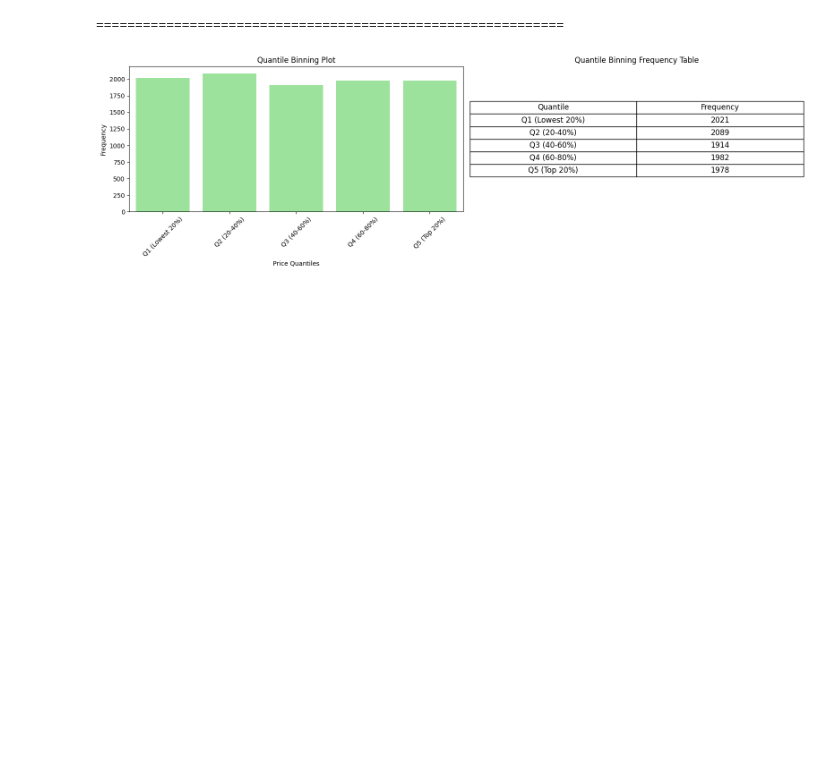
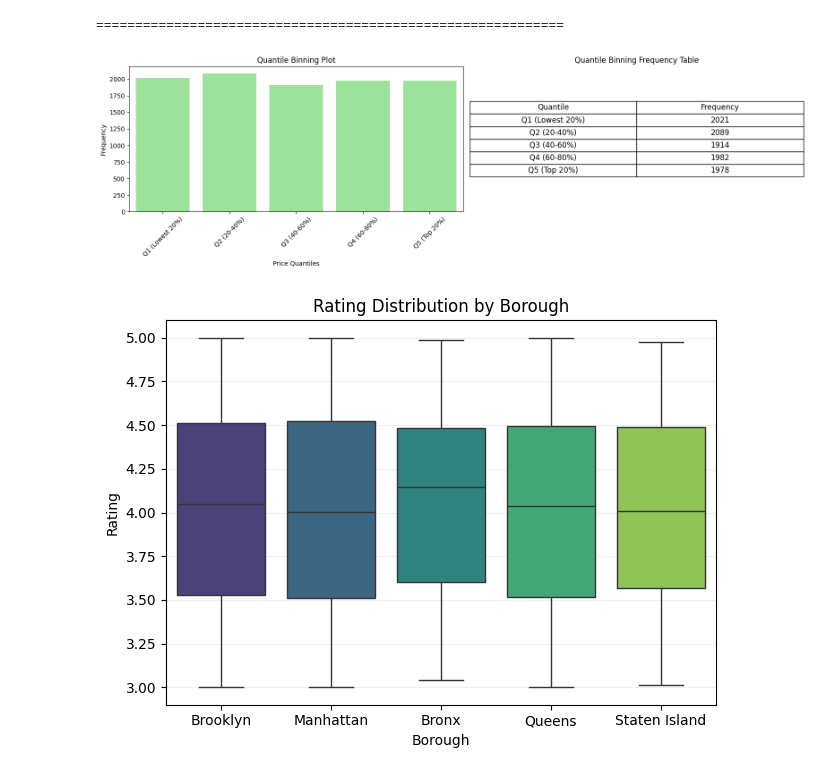
Before and after one commit to 208252/statistics, a Jupyter notebook: Cleaning_Data_in_Python_live_session.ipynb, the cells around one changed output. Saved outputs shown, nothing was run; the diff lists cells and outputs as text; code cells hidden in the pictures; blank space fills up the shorter version.

Commit message:
plots

```diff
--- a/Cleaning_Data_in_Python_live_session.ipynb
+++ b/Cleaning_Data_in_Python_live_session.ipynb
@@ -945,3 +945,14 @@ plt.show()
 [figure]
 ============================================================
 [figure]
+# %%
+# Rating distribution by borough (box plot)
+sns.boxplot(data=airbnb, x='borough', y='rating', palette='viridis', hue='borough')
+plt.title('Rating Distribution by Borough')
+plt.xlabel('Borough')
+plt.ylabel('Rating')
+plt.grid(alpha=.2, axis='y')
+plt.tight_layout()
+plt.show()
+# %% [output]
+[figure, added]
```
Also changed, not shown: parts of 3 cells of this notebook, 1 other file.
